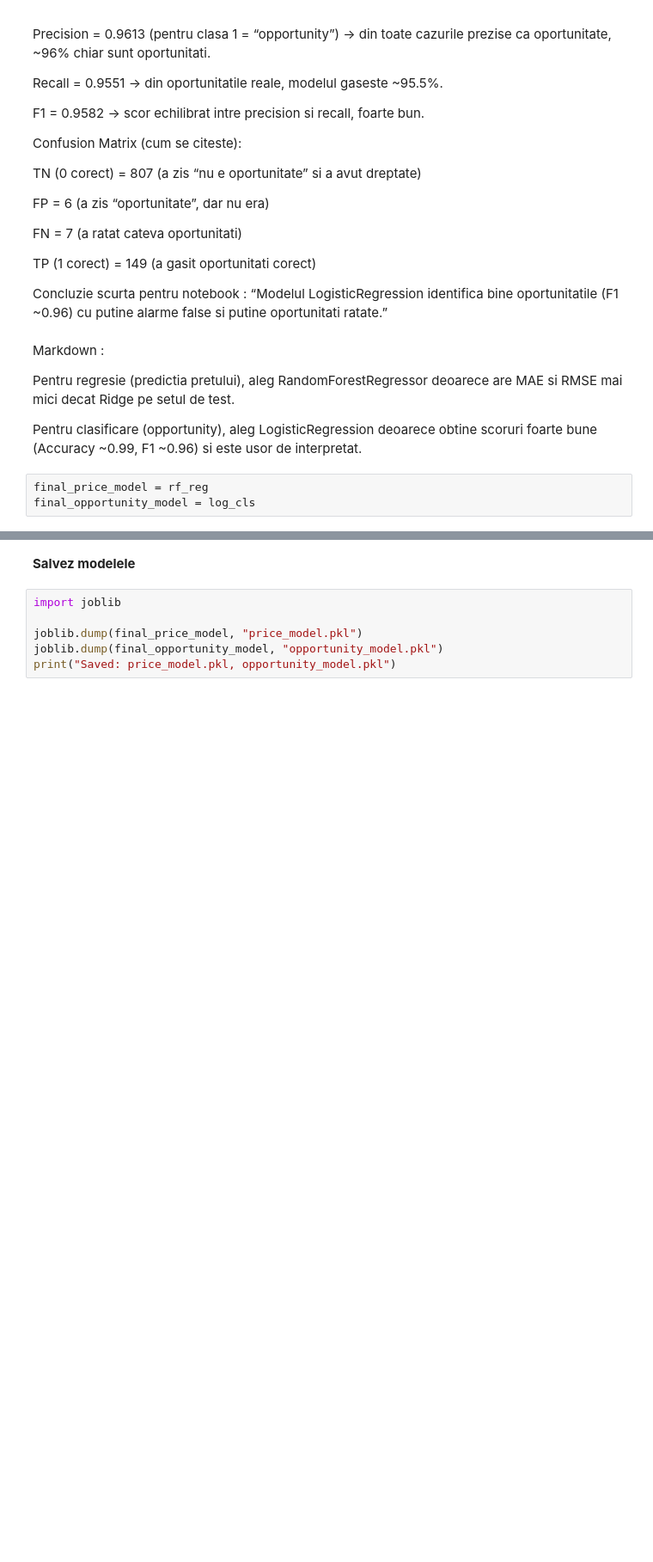
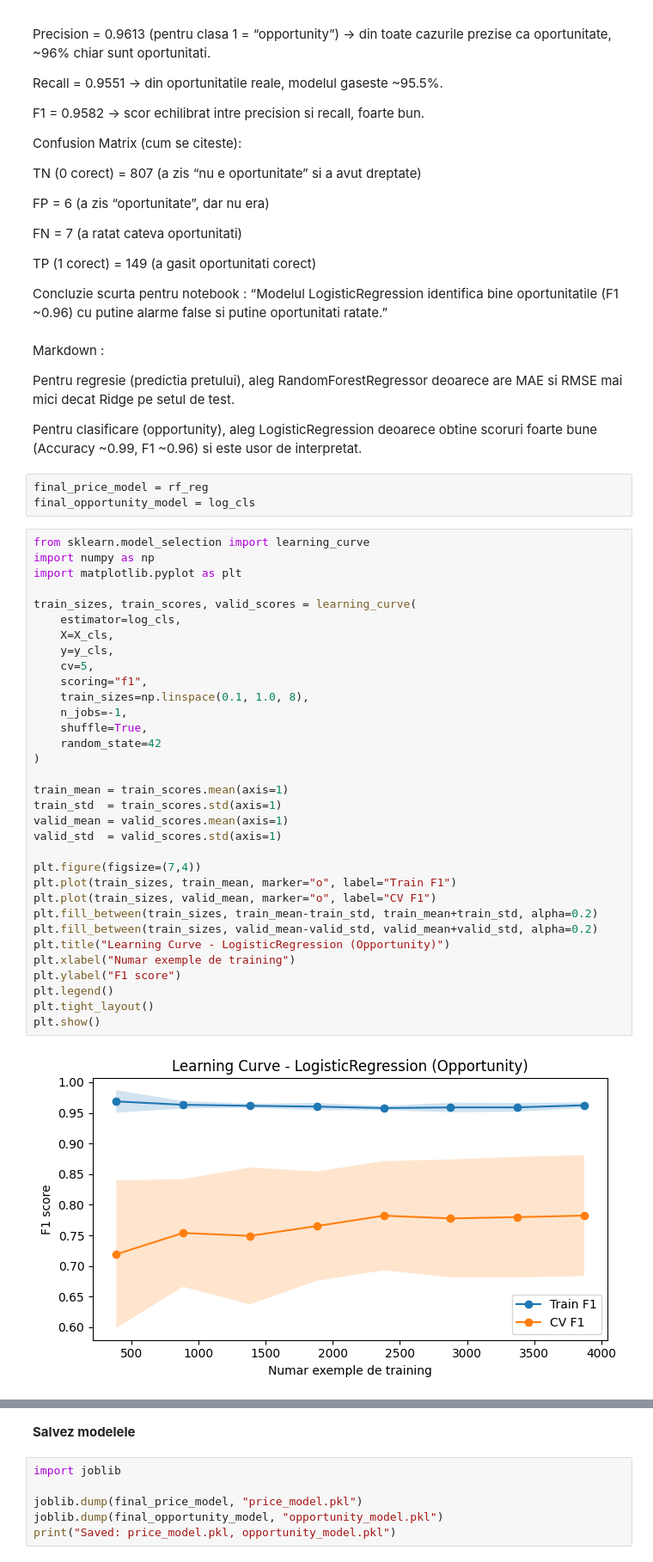
Before and after one commit to Mkanyadi/Marketplace-Price-Assortment-Intelligence, a Jupyter notebook: Marketplace_Price_&_Assortment_Intelligence.ipynb, the cells around one changed output, grey strips where cells are left out. Shown at 86% size. Drawn from its saved outputs; the diff is of its cells as text; blank space fills up the shorter version.

```diff
--- a/Marketplace_Price_&_Assortment_Intelligence.ipynb
+++ b/Marketplace_Price_&_Assortment_Intelligence.ipynb
@@ -486,3 +488,38 @@ Pentru clasificare (opportunity), aleg LogisticRegression deoarece obtine scorur
 # %%
 final_price_model = rf_reg
 final_opportunity_model = log_cls
+# %%
+from sklearn.model_selection import learning_curve
+import numpy as np
+import matplotlib.pyplot as plt
+
+train_sizes, train_scores, valid_scores = learning_curve(
+    estimator=log_cls,
+    X=X_cls,
+    y=y_cls,
+    cv=5,
+    scoring="f1",
+    train_sizes=np.linspace(0.1, 1.0, 8),
+    n_jobs=-1,
+    shuffle=True,
+    random_state=42
+)
+
+train_mean = train_scores.mean(axis=1)
+train_std  = train_scores.std(axis=1)
+valid_mean = valid_scores.mean(axis=1)
+valid_std  = valid_scores.std(axis=1)
+
+plt.figure(figsize=(7,4))
+plt.plot(train_sizes, train_mean, marker="o", label="Train F1")
+plt.plot(train_sizes, valid_mean, marker="o", label="CV F1")
+plt.fill_between(train_sizes, train_mean-train_std, train_mean+train_std, alpha=0.2)
+plt.fill_between(train_sizes, valid_mean-valid_std, valid_mean+valid_std, alpha=0.2)
+plt.title("Learning Curve - LogisticRegression (Opportunity)")
+plt.xlabel("Numar exemple de training")
+plt.ylabel("F1 score")
+plt.legend()
+plt.tight_layout()
+plt.show()
+# %% [output]
+[figure, added]
```
Also changed, not shown: parts of 10 cells of this notebook.
